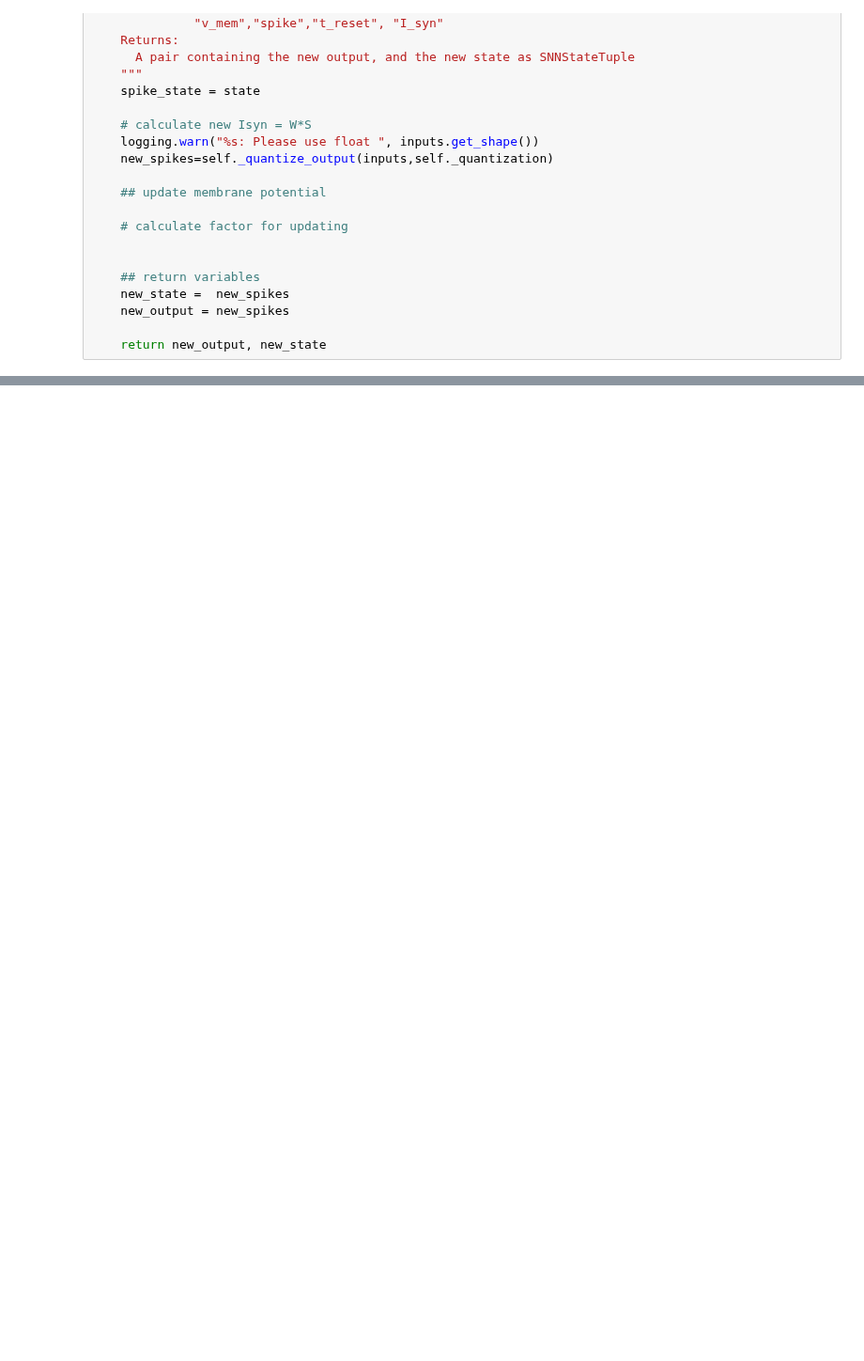
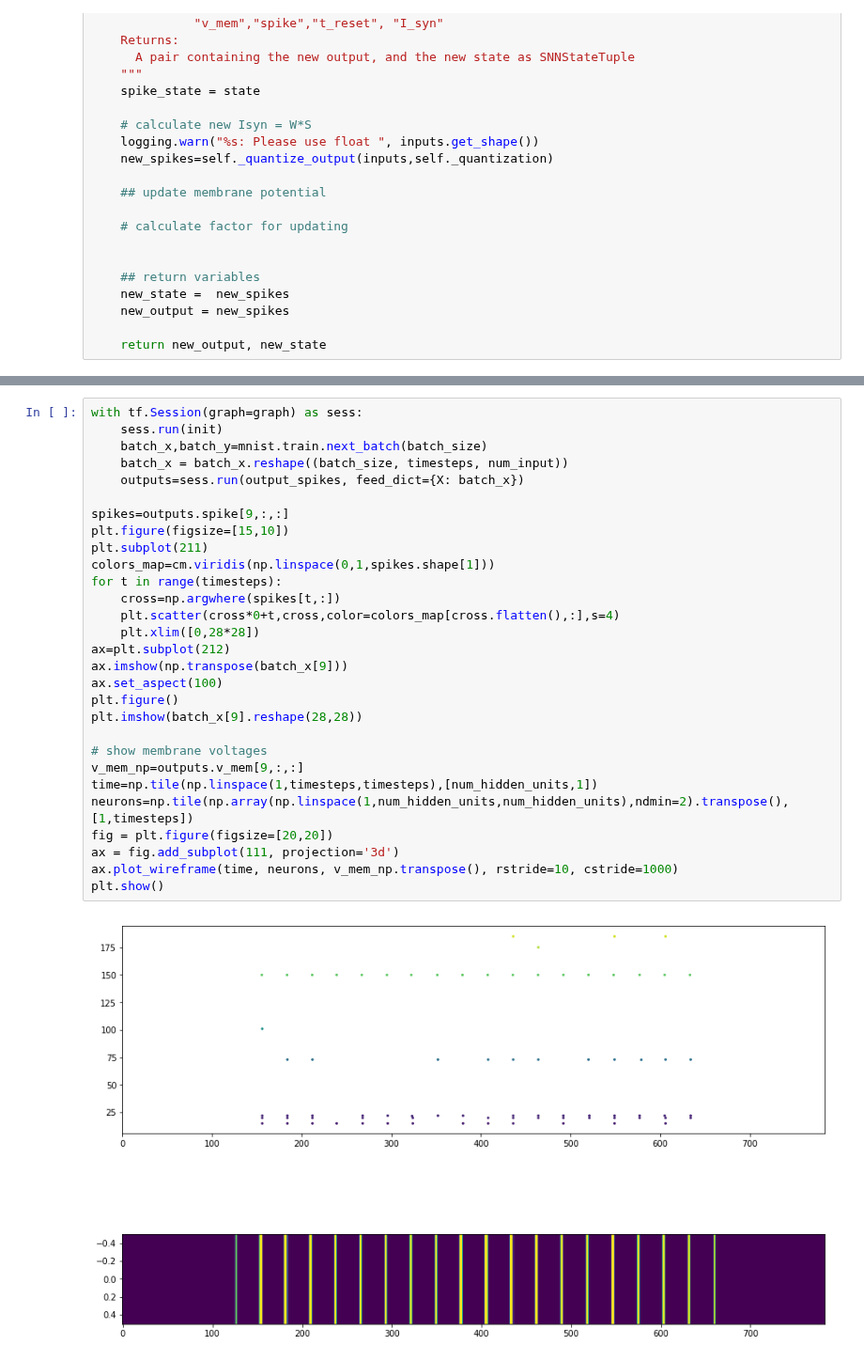
Before and after one commit to eghbalhosseini/KeRNL, a Jupyter notebook: LSNN.ipynb, the cells around one changed output, grey strips where cells are left out. Shown at 94% size. Saved outputs shown, nothing was run; the diff lists cells and outputs as text; blank space fills up the shorter version.

```diff
--- a/LSNN.ipynb
+++ b/LSNN.ipynb
@@ -652,0 +826,31 @@ colors_map[cross.flatten(),:].shape
+# %%
+with tf.Session(graph=graph) as sess:
+    sess.run(init)
+    batch_x,batch_y=mnist.train.next_batch(batch_size)
+    batch_x = batch_x.reshape((batch_size, timesteps, num_input))
+    outputs=sess.run(output_spikes, feed_dict={X: batch_x})
+
+spikes=outputs.spike[9,:,:]
+plt.figure(figsize=[15,10])
+plt.subplot(211)
+colors_map=cm.viridis(np.linspace(0,1,spikes.shape[1]))
+for t in range(timesteps):
+    cross=np.argwhere(spikes[t,:])
+    plt.scatter(cross*0+t,cross,color=colors_map[cross.flatten(),:],s=4)
+    plt.xlim([0,28*28])
+ax=plt.subplot(212)
+ax.imshow(np.transpose(batch_x[9]))
+ax.set_aspect(100)
+plt.figure()
+plt.imshow(batch_x[9].reshape(28,28))
+
+# show membrane voltages
+v_mem_np=outputs.v_mem[9,:,:]
+time=np.tile(np.linspace(1,timesteps,timesteps),[num_hidden_units,1])
+neurons=np.tile(np.array(np.linspace(1,num_hidden_units,num_hidden_units),ndmin=2).transpose(),[1,timesteps])
+fig = plt.figure(figsize=[20,20])
+ax = fig.add_subplot(111, projection='3d')
+ax.plot_wireframe(time, neurons, v_mem_np.transpose(), rstride=10, cstride=1000)
+plt.show()
+# %% [output]
+[figure, added]
```
Also changed, not shown: parts of 27 cells of this notebook, 4 other files.
